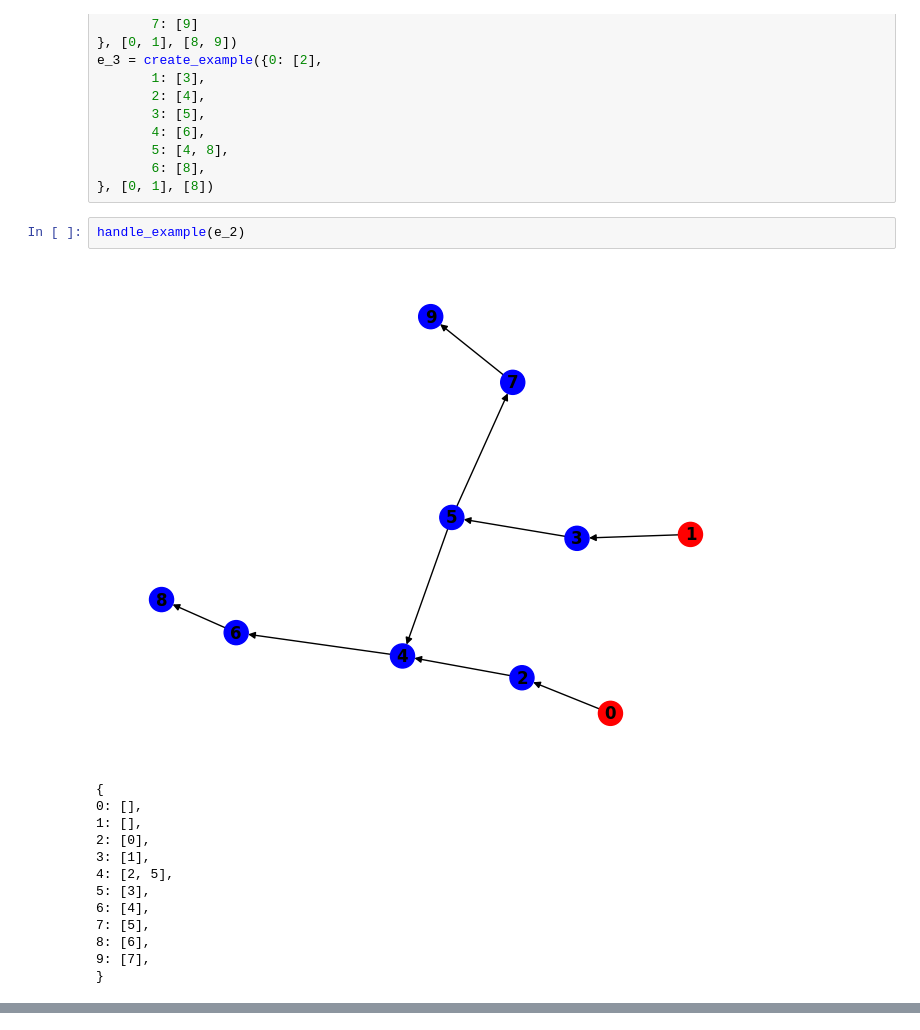
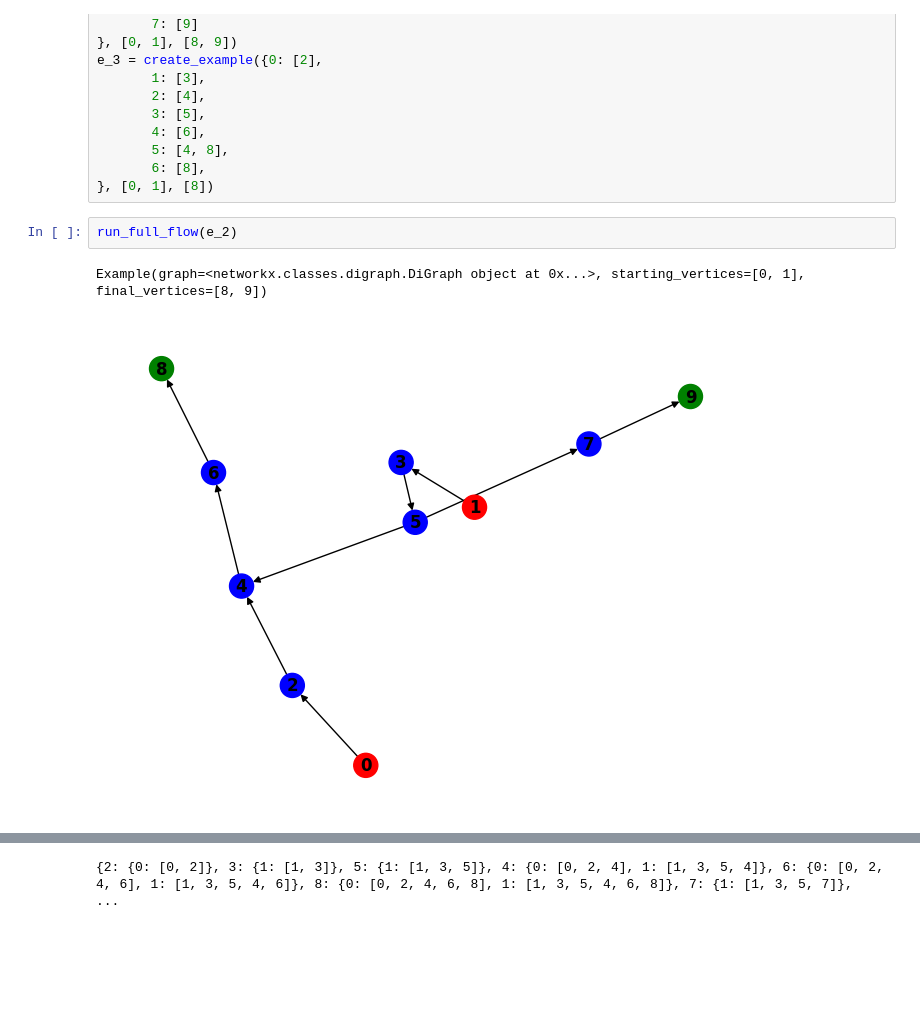
Before and after one commit to matiutd888/mgr, a Jupyter notebook: notebooks/magisterka_simulations.ipynb, the cells around one changed output, grey strips where cells are left out. Cells and saved outputs as stored; diff of their text form; blank space fills up the shorter version.

```diff
--- a/notebooks/magisterka_simulations.ipynb
+++ b/notebooks/magisterka_simulations.ipynb
@@ -268,18 +282,7 @@ e_3 = create_example({0: [2],
        6: [8],
 }, [0, 1], [8])
 # %%
-handle_example(e_2)
+run_full_flow(e_2)
 # %% [output]
+Example(graph=<networkx.classes.digraph.DiGraph object at 0x...>, starting_vertices=[0, 1], final_vertices=[8, 9])
-[figure, old version]
+[figure, new version]
-{
-0: [],
-1: [],
-2: [0],
-3: [1],
-4: [2, 5],
-5: [3],
-6: [4],
-7: [5],
-8: [6],
-9: [7],
-}
@@ -287,2 +289,3 @@ handle_example(e_2)
+{2: {0: [0, 2]}, 3: {1: [1, 3]}, 5: {1: [1, 3, 5]}, 4: {0: [0, 2, 4], 1: [1, 3, 5, 4]}, 6: {0: [0, 2, 4, 6], 1: [1, 3, 5, 4, 6]}, 8: {0: [0, 2, 4, 6, 8], 1: [1, 3, 5, 4, 6, 8]}, 7: {1: [1, 3, 5, 7]},  ...
 # %%
 handle_example(e3)
```
Also changed, not shown: parts of 9 cells of this notebook.
